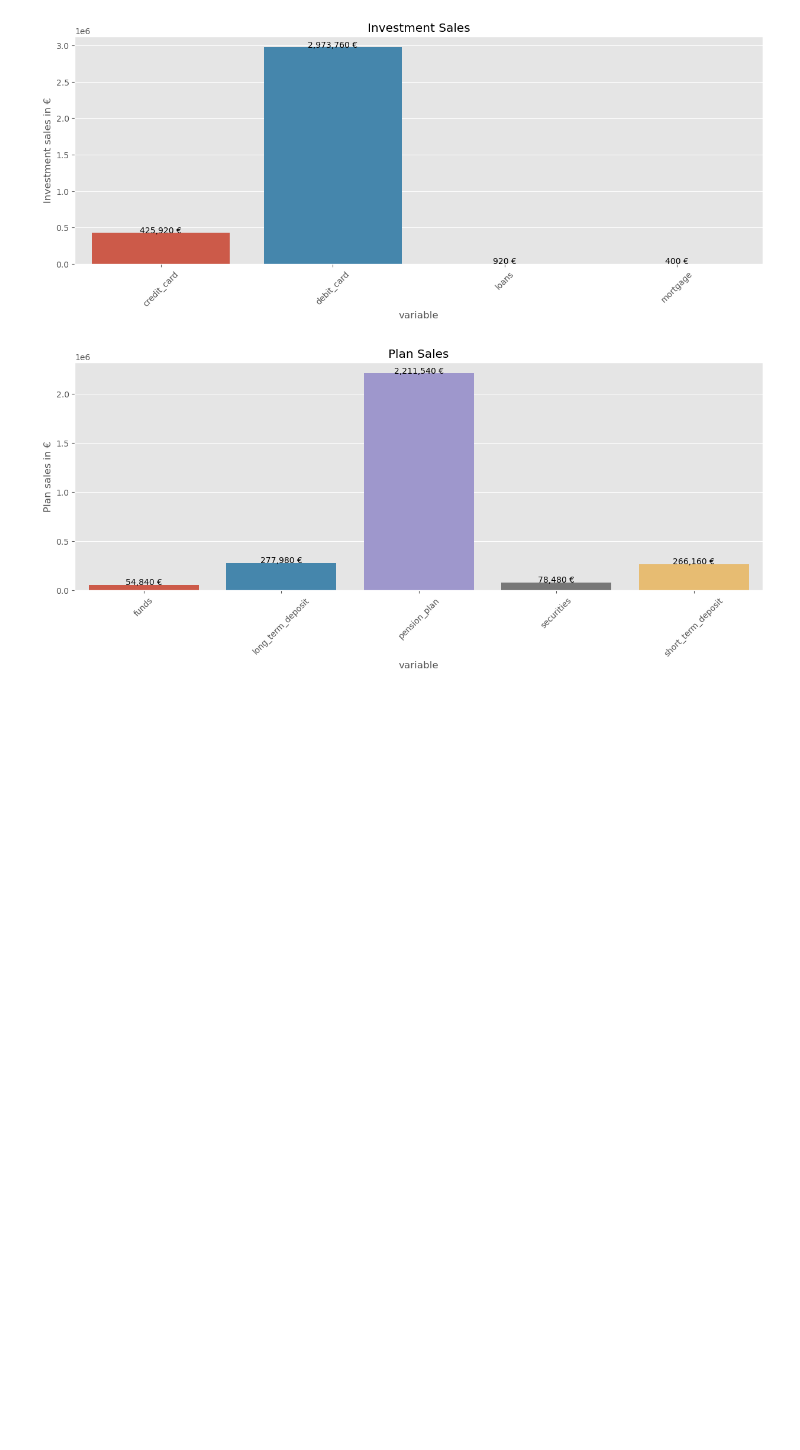
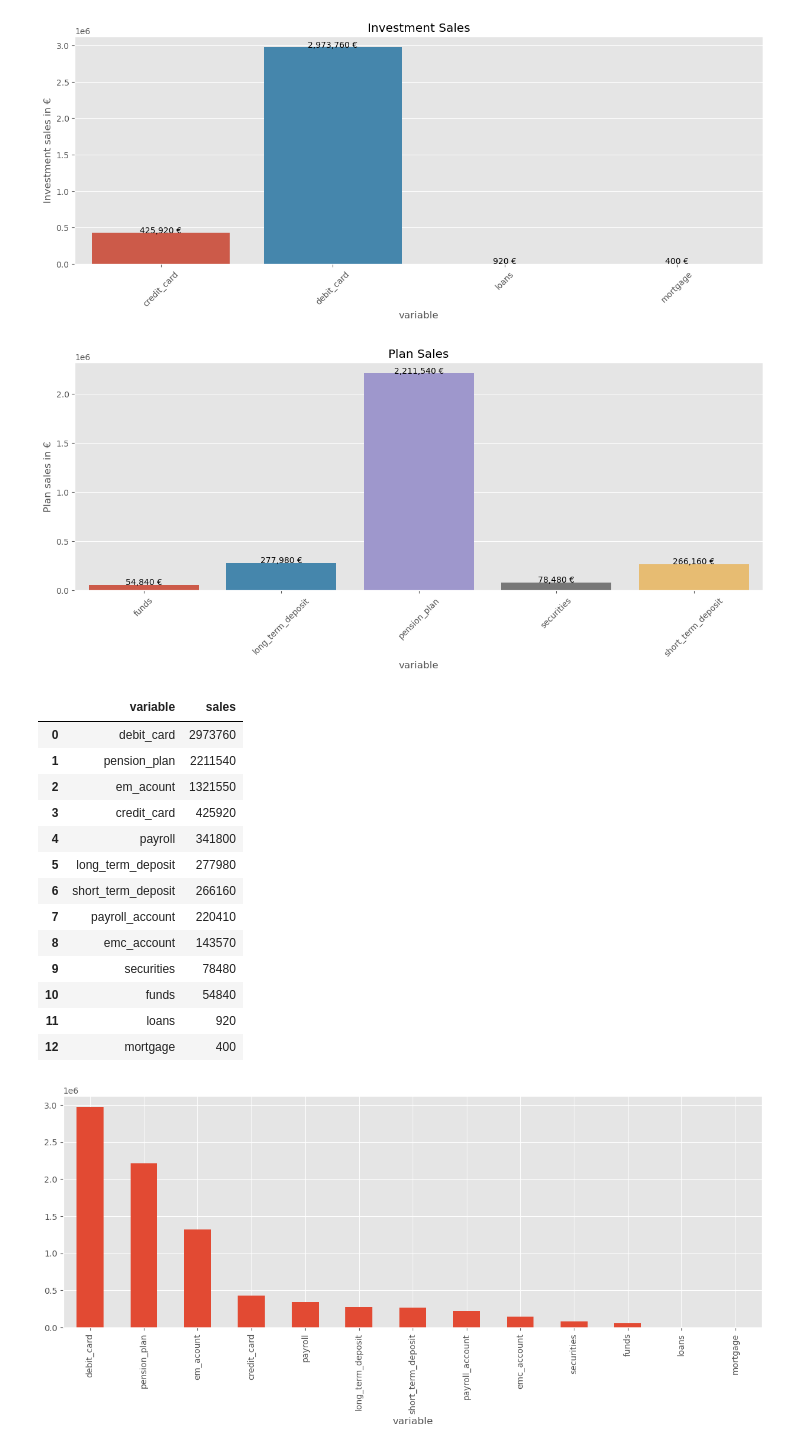
Before and after one commit to aggarcia1996/final_project_adjt, a Jupyter notebook: Analysis/EDA.ipynb, the cells around one changed output. Drawn from its saved outputs; the diff is of its cells as text; code cells hidden in the pictures; blank space fills up the shorter version.

```diff
--- a/Analysis/EDA.ipynb
+++ b/Analysis/EDA.ipynb
@@ -744,0 +752,23 @@ revenue_plotter(plan_sales, "variable", 60, "Plan")
+# %%
+acc_ = account_sales.groupby("variable")["sales"].sum() * 10
+inv_ = invest_sales.groupby("variable")["sales"].sum() * 40
+plan_ = plan_sales.groupby("variable")["sales"].sum() * 60
+best_product = pd.concat([acc_, inv_, plan_], axis = 0).sort_values(ascending = False)
+best_product.plot(kind = "bar", figsize = (15, 5))
+pd.DataFrame(best_product).reset_index()
+# %% [output]
+|  | variable | sales |
+| 0 | debit_card | 2973760 |
+| 1 | pension_plan | 2211540 |
+| 2 | em_acount | 1321550 |
+| 3 | credit_card | 425920 |
+| 4 | payroll | 341800 |
+| 5 | long_term_deposit | 277980 |
+| 6 | short_term_deposit | 266160 |
+| 7 | payroll_account | 220410 |
+| 8 | emc_account | 143570 |
+| 9 | securities | 78480 |
+| 10 | funds | 54840 |
+| 11 | loans | 920 |
+| 12 | mortgage | 400 |
+[figure, added]
```
Also changed, not shown: parts of 2 cells of this notebook.
